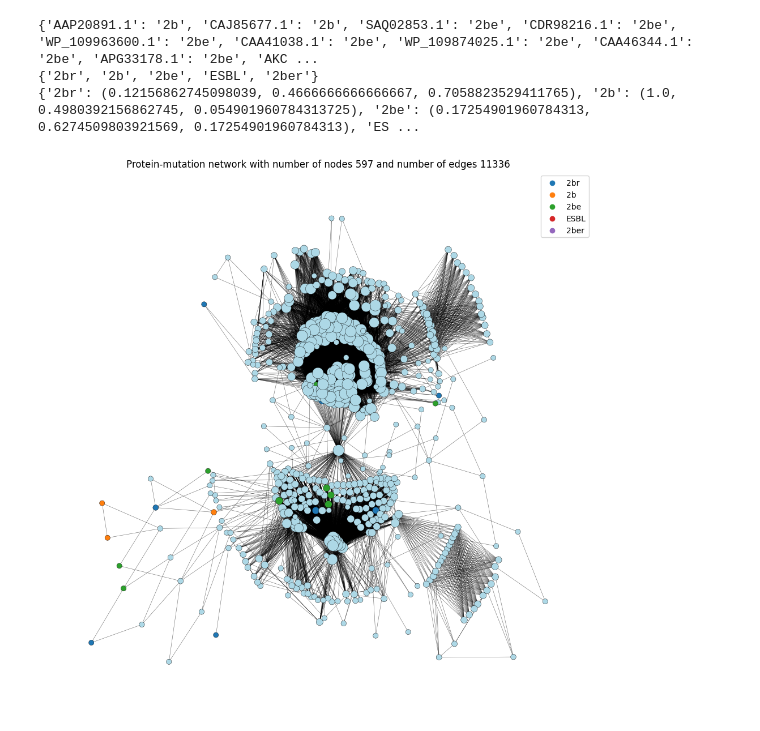
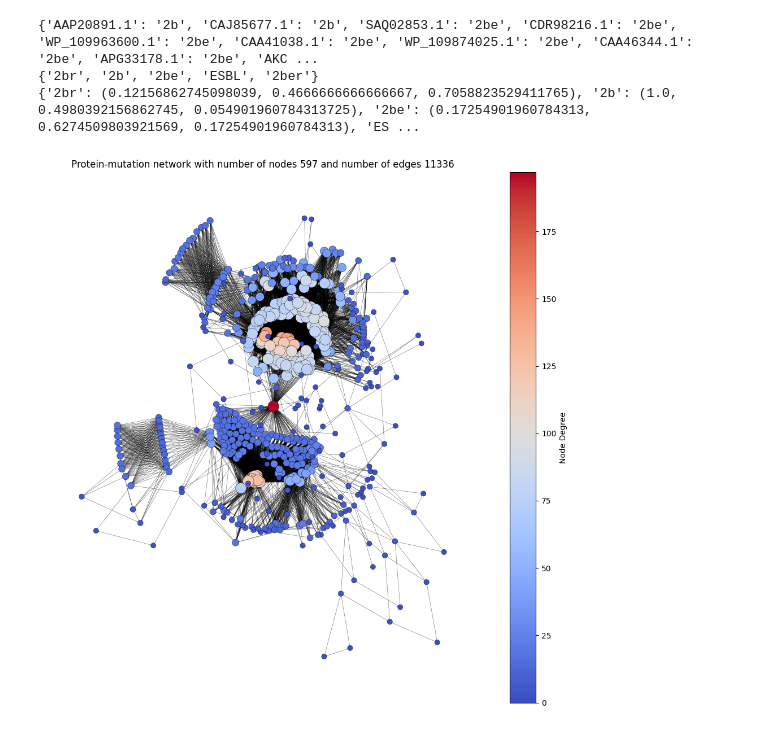
Before and after one commit to PyEED/TEM-lactamase, a Jupyter notebook: scr/code/018_TEM_Network_mutations.ipynb, the cells around one changed output. Cells and saved outputs as stored; diff of their text form; code cells hidden in the pictures.

```diff
--- a/scr/code/018_TEM_Network_mutations.ipynb
+++ b/scr/code/018_TEM_Network_mutations.ipynb
@@ -524,44 +529,56 @@ nx.set_node_attributes(G_collapsed, hub_leaf_counter, "leaf_count")
 
 # ensure every node has the attribute (0 for non-hubs)
 for n in G_collapsed.nodes():
     if n not in hub_leaf_counter:
         G_collapsed.nodes[n]["leaf_count"] = 0
 
 # ---------- step 3 – draw ----------
 pos = nx.kamada_kawai_layout(G_collapsed)
 
 base_size = 40        # base size for nodes
 alpha = 2        # scaling factor for degree
 
 # Calculate sizes based on node degrees
 sizes = [base_size + alpha * G_collapsed.degree(n) for n in G_collapsed.nodes()]
 sizes = [min(size, 200) for size in sizes]  # Cap maximum size
 
-# Color nodes based on phenotypes in data_tem_ids
+# Get degrees for all nodes
+degrees = [G_collapsed.degree(n) for n in G_collapsed.nodes()]
+max_degree = max(degrees)
+
+# Color nodes based on degree using a blue to red colormap
 colors = []
 for n in G_collapsed.nodes():
-    if n in phenotype_dict.keys():
-        colors.append(phenotype_colors[phenotype_dict[n]])
-    else:
-        colors.append("lightblue")
+    degree = G_collapsed.degree(n)
+    # Normalize degree to 0-1 range
+    normalized_degree = degree / max_degree
+    # Use plt.cm.coolwarm colormap for blue to red gradient
+    colors.append(plt.cm.coolwarm(normalized_degree))
 
-plt.figure(figsize=(10,10))
+# Create figure and axis objects with a single subplot
+fig, ax = plt.subplots(figsize=(10,10))
+
+# Draw the network
 nx.draw_networkx_nodes(G_collapsed, pos,
                        node_size=sizes, node_color=colors,
-                       edgecolors="k", linewidths=0.3, alpha=1)
-nx.draw_networkx_edges(G_collapsed, pos, width=0.4, alpha=0.6)
-plt.title(f"Protein-mutation network with number of nodes {len(G_collapsed.nodes())} and number of edges {len(G_collapsed.edges())}")
-plt.axis("off")
+                       edgecolors="k", linewidths=0.3, alpha=1,
+                       ax=ax)
+nx.draw_networkx_edges(G_collapsed, pos, width=0.4, alpha=0.6, ax=ax)
+ax.set_title(f"Protein-mutation network with number of nodes {len(G_collapsed.nodes())} and number of edges {len(G_collapsed.edges())}")
+ax.axis("off")
 
-# make the legend with the phenotype colors
-plt.legend(handles=[plt.scatter([], [], c=color, label=phenotype) for phenotype, color in phenotype_colors.items()])
+# Add colorbar to show degree scale
+sm = plt.cm.ScalarMappable(cmap=plt.cm.coolwarm, norm=plt.Normalize(0, max_degree))
+sm.set_array([])
+cbar = plt.colorbar(sm, ax=ax)  # Specify the ax parameter here
+cbar.set_label('Node Degree')
 
 plt.tight_layout()
-plt.savefig(f"protein_mutation_network_degree_based_view_{len(G_collapsed.nodes())}.png", dpi=1500)
+plt.savefig(f"/home/nab/Niklas/TEM-lactamase/data/001_results/004_networks/protein_mutation_network_degree_based_view_{len(G_collapsed.nodes())}.png", dpi=1500)
 plt.show()
 
 LOGGER.info(f"Collapsed graph: {G_collapsed.number_of_nodes()} hubs "
             f"(carrying {sum(hub_leaf_counter.values())} folded leaves) "
             f"and {G_collapsed.number_of_edges()} edges")
 # %% [output]
-[figure, old version]
+[figure, new version]
```
Also changed, not shown: parts of 12 cells of this notebook, 9 other files.
